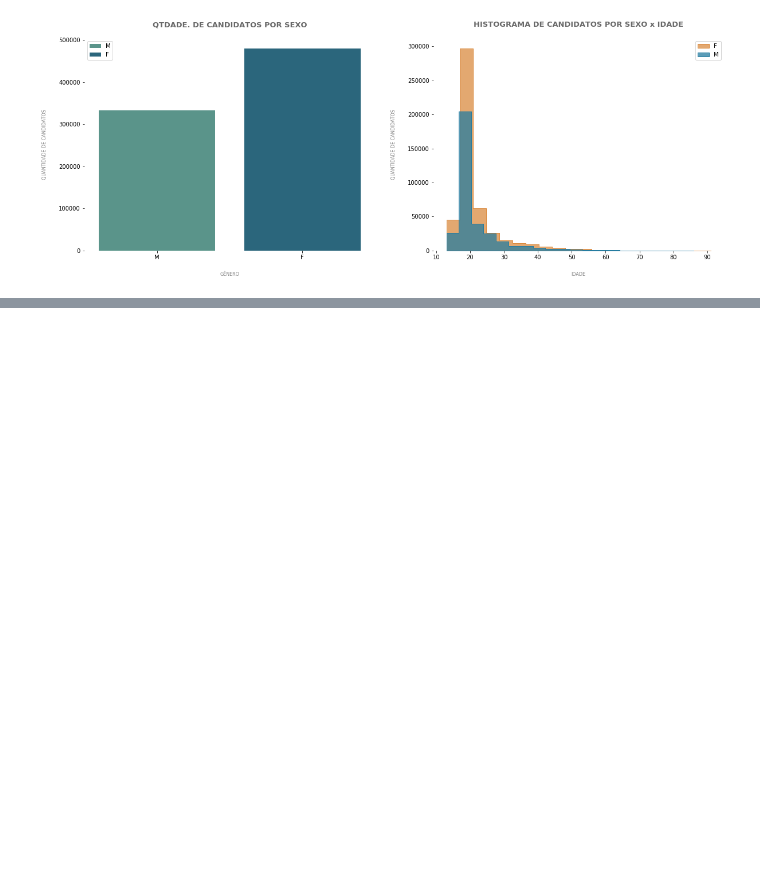
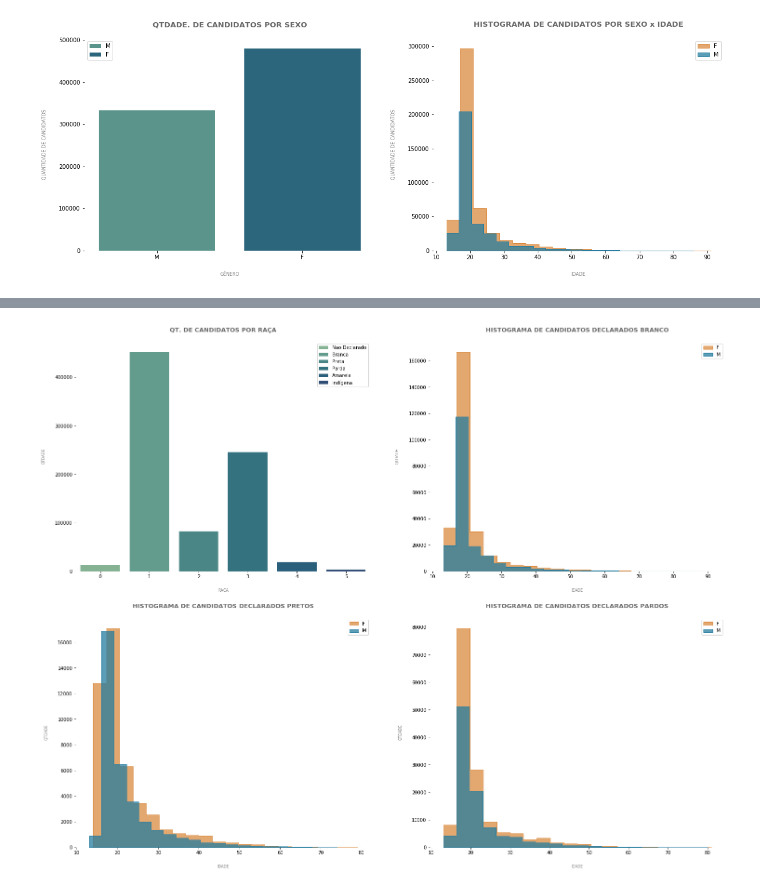
Before and after one commit to daianeklein/imersao-dados-Alura, a Jupyter notebook: Desafios.ipynb, the cells around one changed output, grey strips where cells are left out. Cells and saved outputs as stored; diff of their text form; code cells hidden in the pictures; blank space fills up the shorter version.

```diff
--- a/Desafios.ipynb
+++ b/Desafios.ipynb
@@ -518,0 +728,82 @@ perfil_candidatos = ['NU_IDADE','TP_ANO_CONCLUIU', 'TP_SEXO', 'TP_ESTADO_CIVIL',
+# %%
+plt.figure(figsize=(25, 20))
+
+s2 = plt.subplot(2, 2, 1)
+s3 = sns.countplot(x = 'TP_COR_RACA', data = df,
+                    palette = 'crest', hue = 'TP_COR_RACA', dodge = False)
+
+
+s3 = plt.title('QT. DE CANDIDATOS POR RAÇA',
+               pad = 20,
+         fontsize = 13, color ='dimgrey', fontweight = 'bold')
+
+s3 = sns.despine(bottom = True, left=True)
+s3 = plt.xlabel('RACA', color = 'grey', labelpad = 20, fontsize = 8)
+s3 = plt.ylabel('QTDADE', color = 'grey', labelpad = 20, fontsize = 8)
+s3 = plt.legend(loc=1, labels=['Nao Declarado', 'Branca', 'Preta', 'Parda', 'Amarela', 'Indígena'])
+
+##########
+
+raca = df[df['TP_COR_RACA'] == 1]
+
+s2 = plt.subplot(2, 2, 2)
+
+sns.histplot(raca[raca['TP_SEXO'] == 'F']['NU_IDADE'], bins = 20, label = 'F', element = 'step',
+             color = '#da8b40')
+sns.histplot(raca[raca['TP_SEXO'] == 'M']['NU_IDADE'],bins = 20, label = 'M', element = 'step',
+             color = '#257ca0')
+
+
+s2 = plt.title('HISTOGRAMA DE CANDIDATOS DECLARADOS BRANCO',
+               pad = 20,
+         fontsize = 13, color ='dimgrey', fontweight = 'bold')
+
+s2 = sns.despine(bottom = True, left=True)
+s2 = plt.xlabel('IDADE', color = 'grey', labelpad = 20, fontsize = 8)
+s2 = plt.ylabel('QTDADE', color = 'grey', labelpad = 20, fontsize = 8)
+s2 = plt.legend()
+
+
+##############
+
+raca = df[df['TP_COR_RACA'] == 2]
+
+s2 = plt.subplot(2, 2, 3)
+
+sns.histplot(raca[raca['TP_SEXO'] == 'F']['NU_IDADE'], bins = 20, label = 'F', element = 'step',
+             color = '#da8b40')
+sns.histplot(raca[raca['TP_SEXO'] == 'M']['NU_IDADE'],bins = 20, label = 'M', element = 'step',
+             color = '#257ca0')
+
+
+s2 = plt.title('HISTOGRAMA DE CANDIDATOS DECLARADOS PRETOS',
+               pad = 20,
+         fontsize = 13, color ='dimgrey', fontweight = 'bold')
+
+s2 = sns.despine(bottom = True, left=True)
+s2 = plt.xlabel('IDADE', color = 'grey', labelpad = 20, fontsize = 8)
+s2 = plt.ylabel('QTDADE', color = 'grey', labelpad = 20, fontsize = 8)
+s2 = plt.legend()
+
+##############
+
+raca = df[df['TP_COR_RACA'] == 3]
+
+s2 = plt.subplot(2, 2, 4)
+
+sns.histplot(raca[raca['TP_SEXO'] == 'F']['NU_IDADE'], bins = 20, label = 'F', element = 'step',
+             color = '#da8b40')
+sns.histplot(raca[raca['TP_SEXO'] == 'M']['NU_IDADE'],bins = 20, label = 'M', element = 'step',
+             color = '#257ca0')
+
+
+s2 = plt.title('HISTOGRAMA DE CANDIDATOS DECLARADOS PARDOS',
+               pad = 20,
+         fontsize = 13, color ='dimgrey', fontweight = 'bold')
+
+s2 = sns.despine(bottom = True, left=True)
+s2 = plt.xlabel('IDADE', color = 'grey', labelpad = 20, fontsize = 8)
+s2 = plt.ylabel('QTDADE', color = 'grey', labelpad = 20, fontsize = 8)
+s2 = plt.legend()
+# %% [output]
+[figure, added]
```
Also changed, not shown: parts of 36 cells of this notebook.
